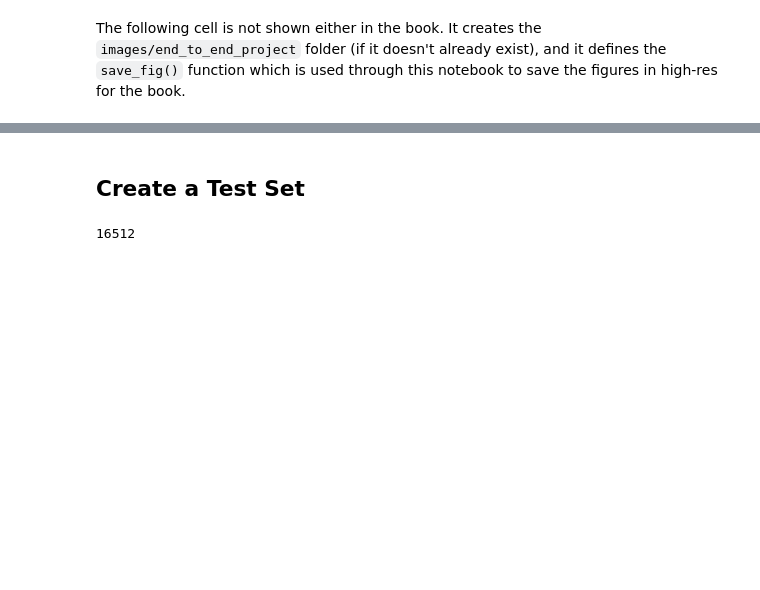
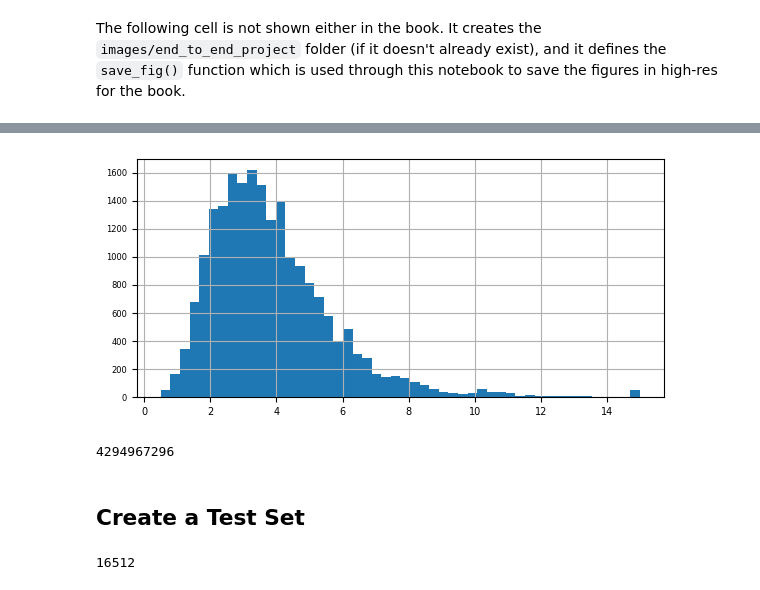
Before and after one commit to staffanw/Hands-On-ML-A-Geron, a Jupyter notebook: 02_end_to_end_machine_learning_project.ipynb, the cells around one changed output, grey strips where cells are left out. Saved outputs shown, nothing was run; the diff lists cells and outputs as text; code cells hidden in the pictures; blank space fills up the shorter version.

```diff
--- a/02_end_to_end_machine_learning_project.ipynb
+++ b/02_end_to_end_machine_learning_project.ipynb
@@ -151,3 +151,14 @@ plt.show()
+# %%
+housing["median_income"].hist(bins=50, figsize=(6, 3))
+save_fig("attribute_histogram_plots")  # extra code
+plt.show()
+# %% [output]
+[figure, added]
+# %%
+a=2**32
+print(a)
+# %% [output]
+4294967296
 # %% [markdown]
 ## Create a Test Set
 # %%
```
Also changed, not shown: parts of 10 cells of this notebook.
